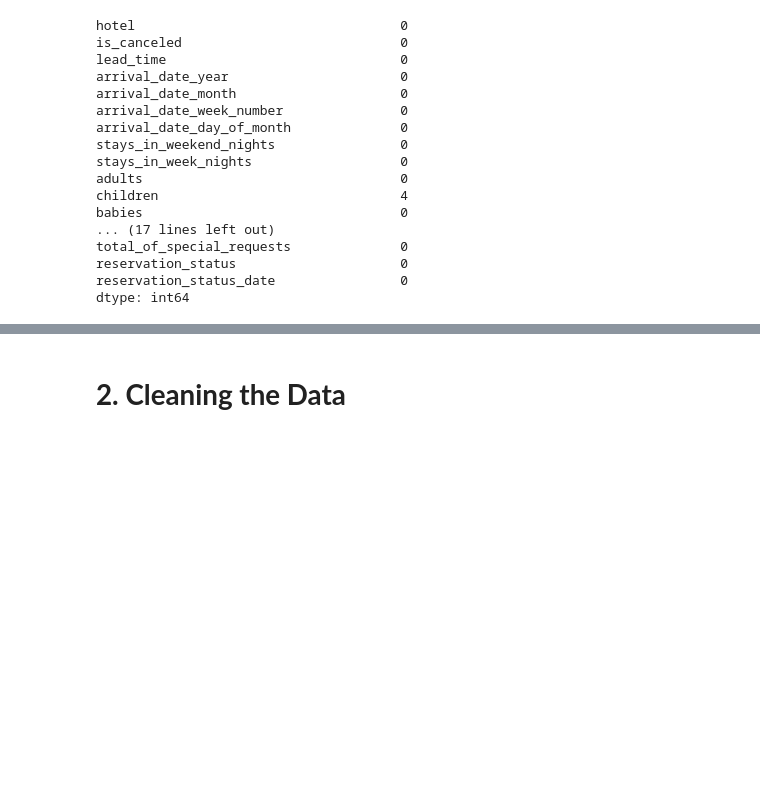
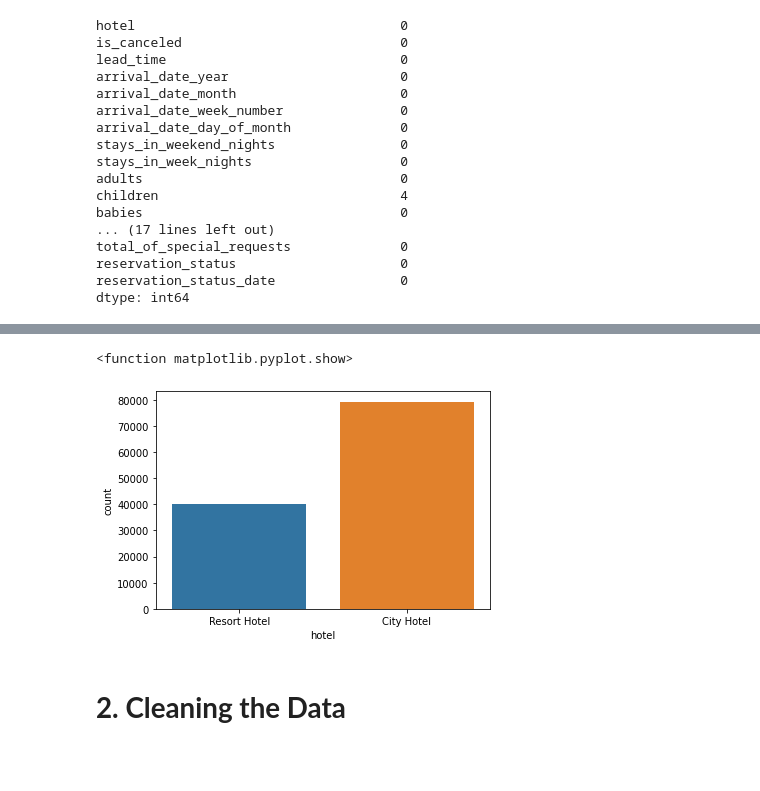
Before and after one commit to Achin120/Hotel-Booking-Analysis-, a Jupyter notebook: Achin_Hotel_Booking_Analysis_Capstone_Project.ipynb, the cells around one changed output, grey strips where cells are left out. Saved outputs shown, nothing was run; the diff lists cells and outputs as text; code cells hidden in the pictures; blank space fills up the shorter version.

```diff
--- a/Achin_Hotel_Booking_Analysis_Capstone_Project.ipynb
+++ b/Achin_Hotel_Booking_Analysis_Capstone_Project.ipynb
@@ -92,3 +129,10 @@ dtype: int64
+# %%
+# Checkout the number of Booking in various type of Hotel
+sns.countplot(x='hotel',data=hotel_booking_df)
+plt.show
+# %% [output]
+<function matplotlib.pyplot.show>
+[figure, added]
 # %%
 # making a copy of original dataframe
 hotel_booking_new= hotel_booking_df.copy()
```
Also changed, not shown: parts of 13 cells of this notebook.
